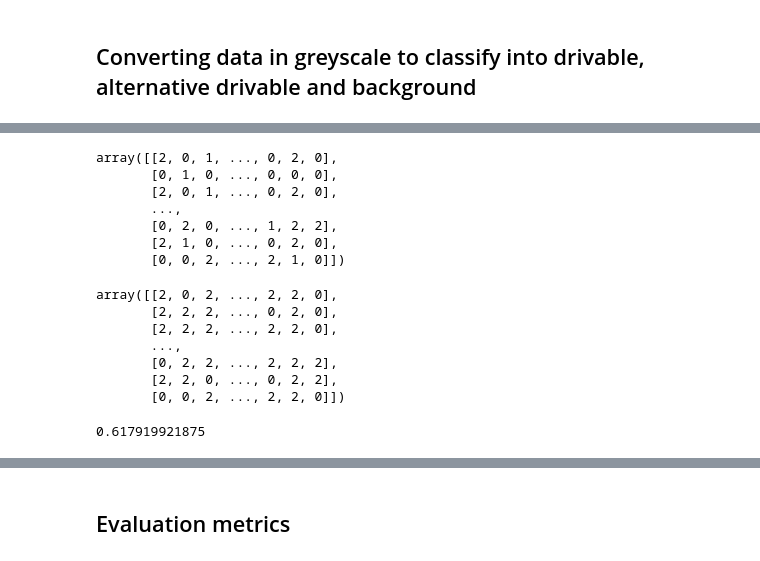
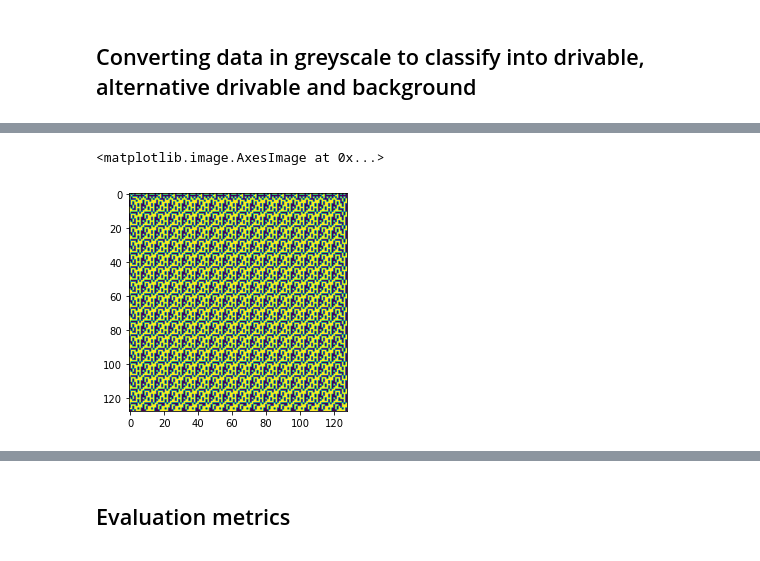
Before and after one commit to fidelianawar/W207-ML-Final, a Jupyter notebook: Karina_W207_Final_Project.ipynb, the cells around one changed output, grey strips where cells are left out. Drawn from its saved outputs; the diff is of its cells as text; code cells hidden in the pictures.

```diff
--- a/Karina_W207_Final_Project.ipynb
+++ b/Karina_W207_Final_Project.ipynb
@@ -504,32 +504,15 @@ plt.imshow(grayscale_pred[0], cmap = 'gray')
 # %%
 # define function to classify pixel into drivable, non drivable and background
-def classify(array, max_value):
-    classified = np.digitize(grayscale_pred,[max_value/3*2,max_value/3*3])
-    return classified
+def classify(array, bins):
+    classiflied = array.copy()
+    for i in range(len(array)):
+        classified_image = np.digitize(array[i],bins)
+        classiflied[i] = classified_image
+    return classiflied
 # %%
-classified_pred = classify(grayscale_pred,255)
-classified_pred[0]
+classified_pred = classify(grayscale_pred,[255/3*2])
+classified_pred[0][-1]
+plt.imshow(classified_pred[0])
 # %% [output]
-array([[2, 0, 1, ..., 0, 2, 0],
-       [0, 1, 0, ..., 0, 0, 0],
-       [2, 0, 1, ..., 0, 2, 0],
-       ...,
-       [0, 2, 0, ..., 1, 2, 2],
-       [2, 1, 0, ..., 0, 2, 0],
-       [0, 0, 2, ..., 2, 1, 0]])
+<matplotlib.image.AxesImage at 0x...>
+[figure, added]
-# %%
-classified_mask = classify(grayscale_mask,2)
-classified_mask[0]
-# %% [output]
-array([[2, 0, 2, ..., 2, 2, 0],
-       [2, 2, 2, ..., 0, 2, 0],
-       [2, 2, 2, ..., 2, 2, 0],
-       ...,
-       [0, 2, 2, ..., 2, 2, 2],
-       [2, 2, 0, ..., 0, 2, 2],
-       [0, 0, 2, ..., 2, 2, 0]])
-# %%
-acc = metrics.accuracy_score(classified_pred[0].flatten(), classified_mask[0].flatten())
-acc
-# %% [output]
-0.617919921875
```
Also changed, not shown: parts of 8 cells of this notebook.
